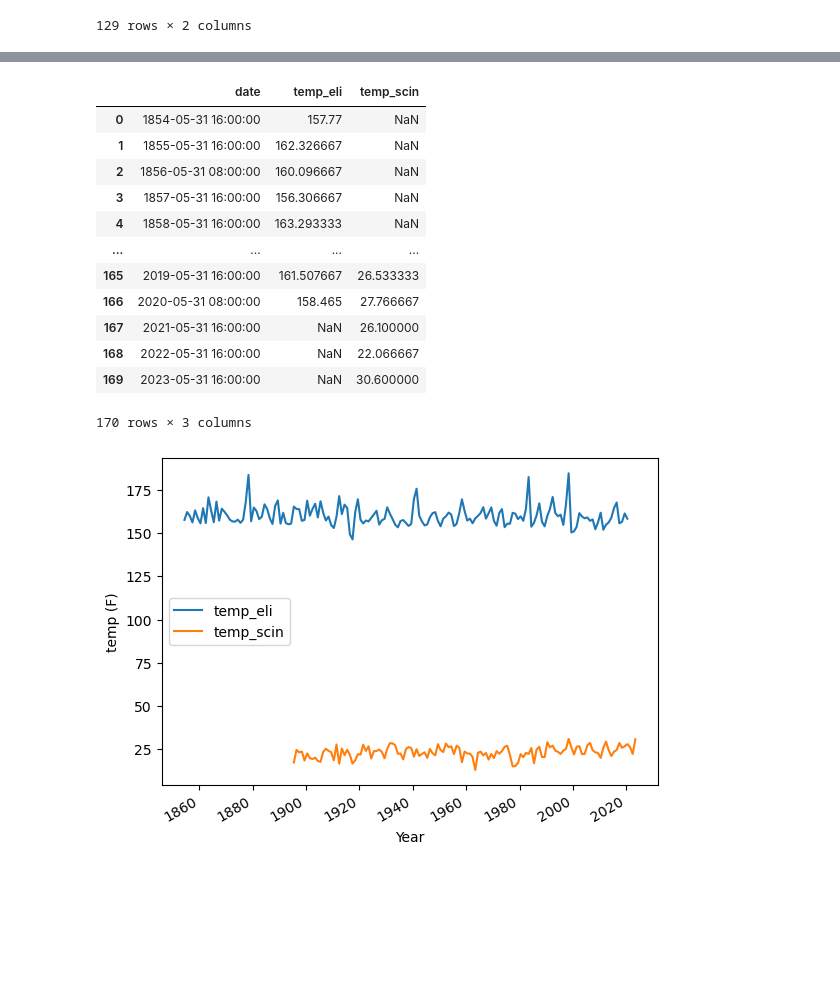
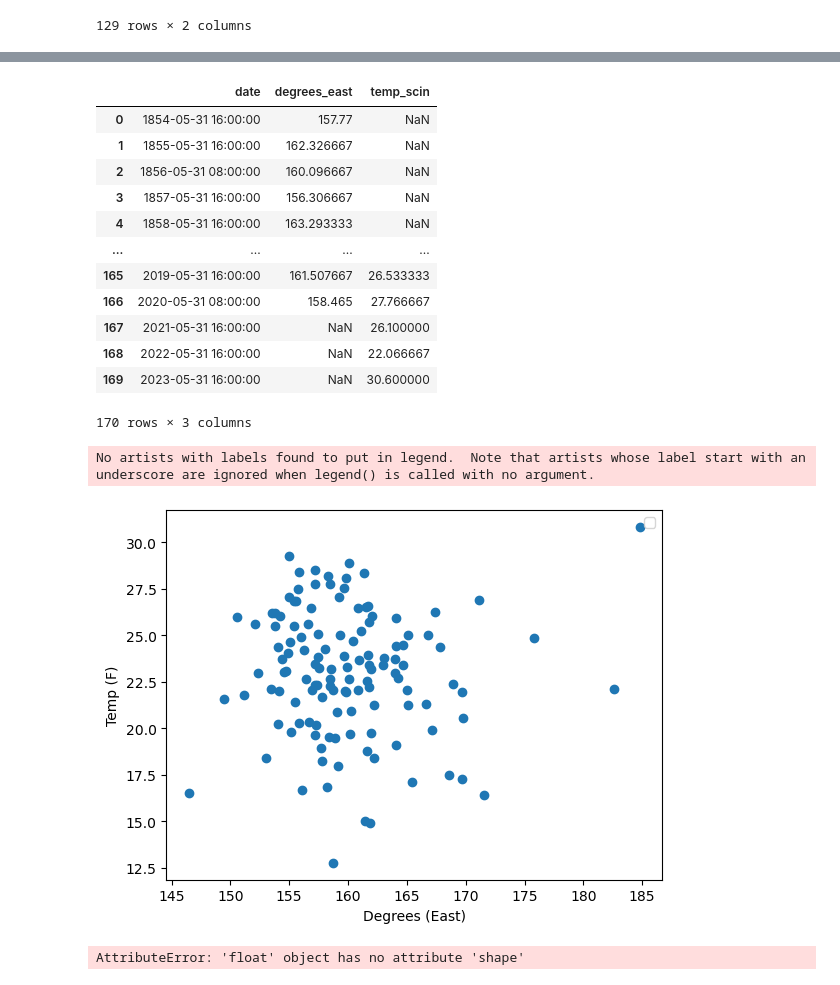
Before and after one commit to arif-geo/e_sci_data_analysis_test, a Jupyter notebook: eart_sci_data_analysis/HW_3/03_winter_temperature_enso.ipynb, the cells around one changed output, grey strips where cells are left out. Cells and saved outputs as stored; diff of their text form; code cells hidden in the pictures; blank space fills up the shorter version.

Commit message:
own correlation trial

```diff
--- a/eart_sci_data_analysis/HW_3/03_winter_temperature_enso.ipynb
+++ b/eart_sci_data_analysis/HW_3/03_winter_temperature_enso.ipynb
@@ -310,6 +310,6 @@ scin_ts_winter_avg
 | 2023 | 2023-05-31 16:00:00 | 30.600000 |
 129 rows × 2 columns
 # %%
-eli_winter_yearly_avg = eli_winter_yearly_avg.rename(columns={'temperature':'temp_eli'})
-eli_winter_yearly_avg
+eli_avg_lon = eli_winter_yearly_avg.rename(columns={'temperature':'degrees_east'})
+eli_avg_lon
 # %% [output]
@@ -332,13 +331,13 @@ eli_winter_yearly_avg
 # to avoid `ValueError: 'date' is both an index level and a column label, which is ambiguous.`
 # reset index in both df
 scin_ts_winter_avg = scin_ts_winter_avg.reset_index(drop=True)
-eli_winter_yearly_avg = eli_winter_yearly_avg.reset_index(drop=True)
+eli_avg_lon = eli_avg_lon.reset_index(drop=True)
 
 # now merge dfs into one df
-merged_df = eli_winter_yearly_avg.merge(scin_ts_winter_avg, on='date', how='outer')
+merged_df = eli_avg_lon.merge(scin_ts_winter_avg, on='date', how='outer')
 merged_df
 # %% [output]
-|  | date | temp_eli | temp_scin |
+|  | date | degrees_east | temp_scin |
 | 0 | 1854-05-31 16:00:00 | 157.77 | NaN |
 | 1 | 1855-05-31 16:00:00 | 162.326667 | NaN |
 | 2 | 1856-05-31 08:00:00 | 160.096667 | NaN |
@@ -354,13 +353,27 @@ merged_df
 # %%
 # plot both temps in one fig
 
 fig, ax = plt.subplots()
-merged_df.plot(x='date', y='temp_eli', label='temp_eli', ax=ax)
-merged_df.plot(x='date', y='temp_scin', label='temp_scin', ax=ax)
+ax.scatter(x=merged_df['degrees_east'], y=merged_df['temp_scin'])
 
-ax.set_xlabel('Year')
-ax.set_ylabel('temp (F)')
-ax.legend(loc='center left')
+ax.set_xlabel('Degrees (East)')
+ax.set_ylabel('Temp (F)')
+ax.legend()
 plt.show()
 # %% [output]
+No artists with labels found to put in legend.  Note that artists whose label start with an underscore are ignored when legend() is called with no argument.
-[figure, old version]
+[figure, new version]
+# %%
+""" Calculate correlation coefficient by linear regression """
+
+# calculate the correlation coefficient
+corr_matrix = merged_df.corr()
+corr = corr_matrix.iloc[0,1]
+
+# calculate the regression line using scipy.stats.linregress
+x, y = merged_df['degrees_east'], merged_df['temp_scin']
+slope, intercept, r_value, p_value, std_err = scipy.stats.linregress(x=x, y=y)
+# m = slope
+# b = intercept
+# %% [output]
+AttributeError: 'float' object has no attribute 'shape'
```
Also changed, not shown: parts of 1 cell of this notebook, 6 other files.
